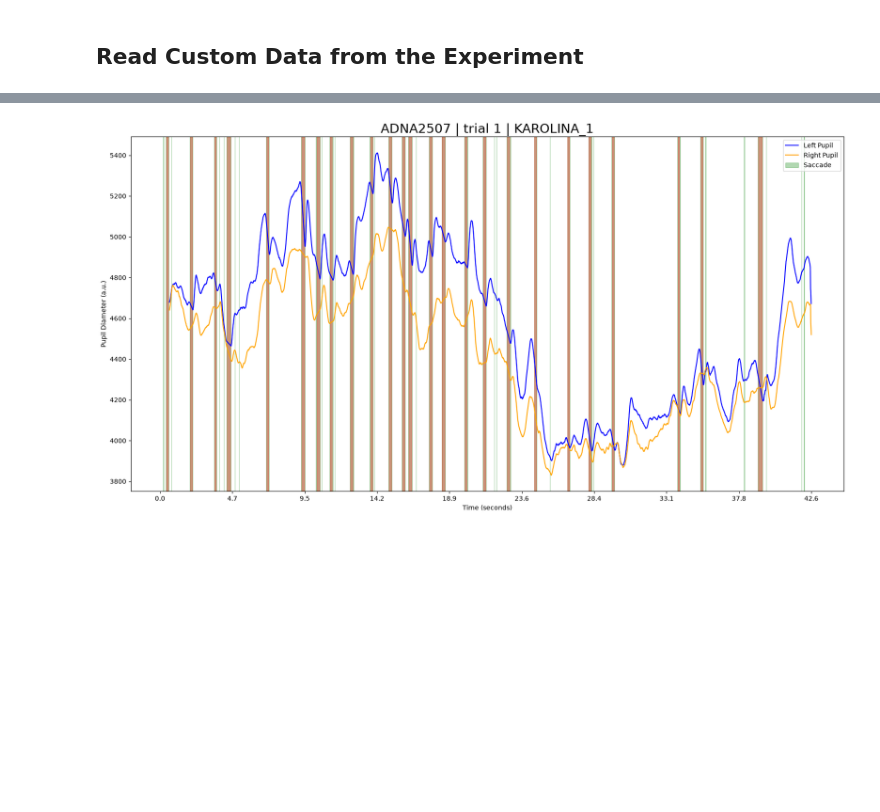
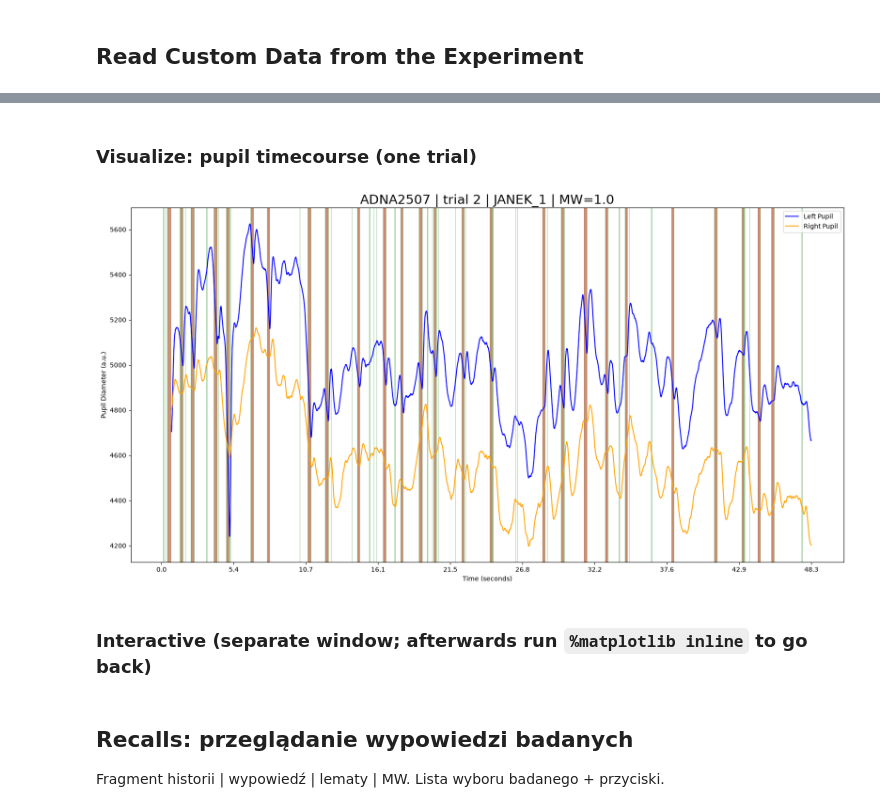
Before and after one commit to MichalDomagala08/SemCoupling, a Jupyter notebook: Strategic_MW_Viz.ipynb, the cells around one changed output, grey strips where cells are left out. Drawn from its saved outputs; the diff is of its cells as text; code cells hidden in the pictures; blank space fills up the shorter version.

```diff
--- a/Strategic_MW_Viz.ipynb
+++ b/Strategic_MW_Viz.ipynb
@@ -111,13 +54,9 @@ TypeError: unsupported operand type(s) for *: 'NoneType' and 'int'
-# %%
-g = gaze[gaze.TrialNum == trial]
-
-# Zdarzenia: ten badany, ten trial, tylko lewe oko (każdy blink/sakada jest w pliku 2x: L i R)
-b = blinks[(blinks.Subject == subj) & (blinks.TrialNum == trial) & (blinks.Eye == 'L')]
-s = saccades[(saccades.Subject == subj) & (saccades.TrialNum == trial) & (saccades.Eye == 'L')]
-f = fixations[(fixations.Subject == subj) & (fixations.TrialNum == trial) & (fixations.Eye == 'L')]
-
-fig3 = plotPupilTimecourse(g, f'{subj} | trial {trial} | {g.Fragment.iloc[0]}', b, s, f,
-                           chooseViz='011', secChan=1)
-# %% [output]
-[figure, removed]
+# %% [markdown]
+### Visualize: pupil timecourse (one trial)
+# %%
+fig3 = plotPupilTimecourse(g, title, b, s, f, chooseViz='011', secChan=1)
+# %% [output]
+[figure, added]
+# %% [markdown]
+### Interactive (separate window; afterwards run `%matplotlib inline` to go back)
 # %%
@@ -126,0 +66,3 @@ interactive_pupil_plot(ScreenData=g, blinks=b, saccades=s, fixations=f,
+# %% [markdown]
+## Recalls: przeglądanie wypowiedzi badanych
+Fragment historii | wypowiedź | lematy | MW. Lista wyboru badanego + przyciski.
```
Also changed, not shown: parts of 16 cells of this notebook, 5 other files.
